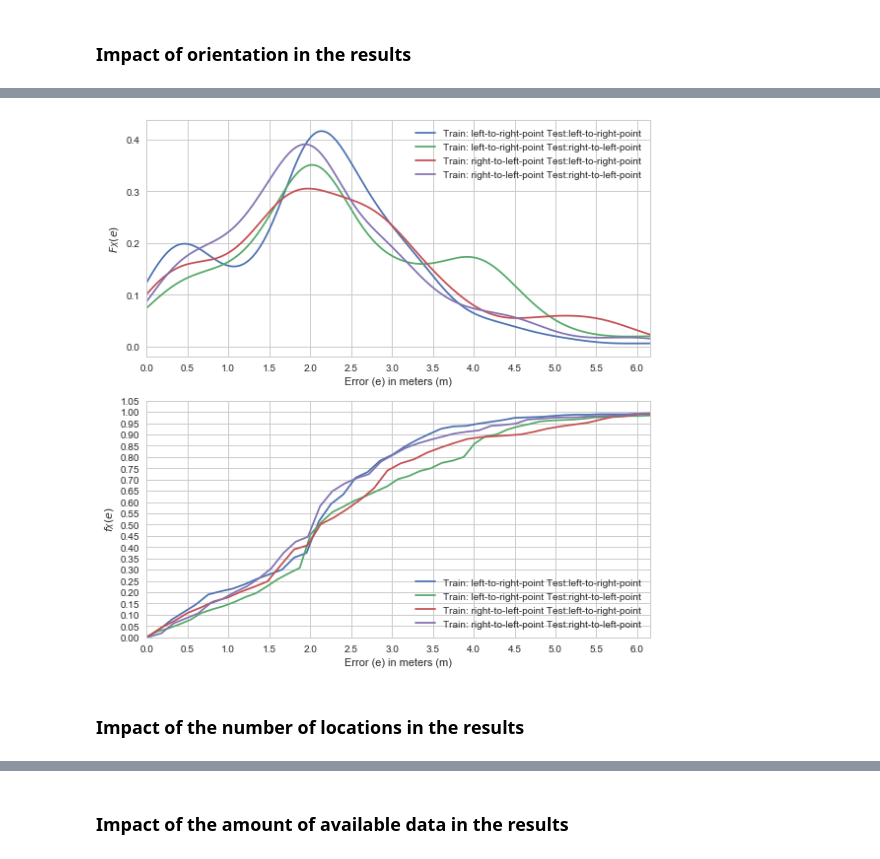
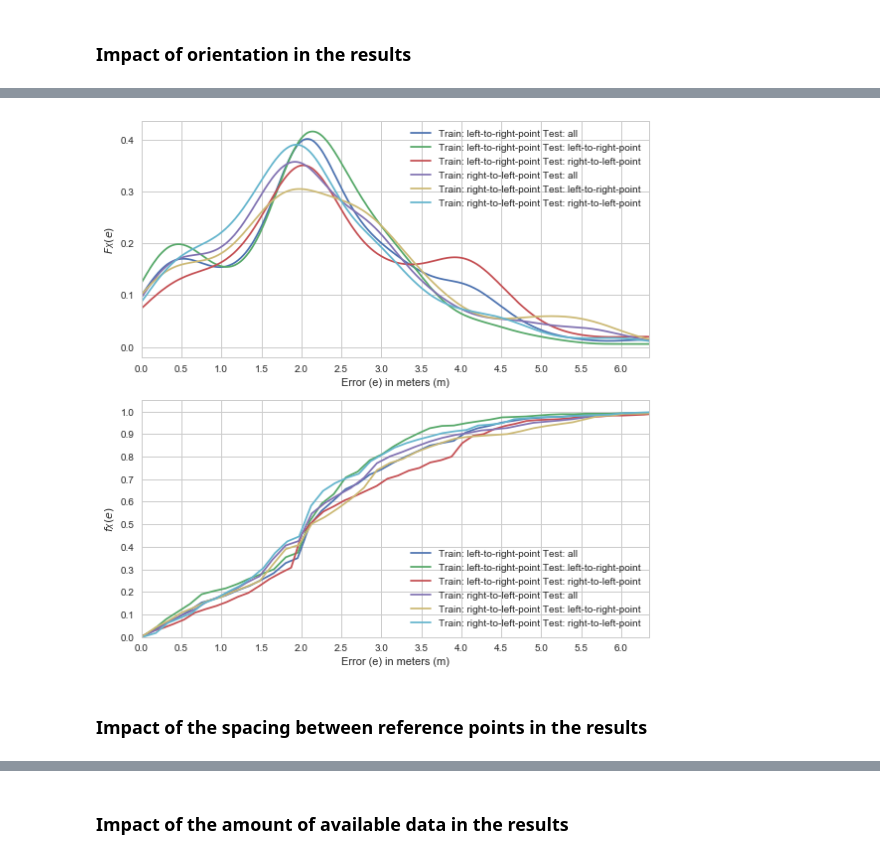
Before and after one commit to YanuX-Framework/YanuX-Cruncher, a Jupyter notebook: WifiFingerprintingExperiments.ipynb, the cells around one changed output, grey strips where cells are left out. Cells and saved outputs as stored; diff of their text form; code cells hidden in the pictures.

```diff
--- a/WifiFingerprintingExperiments.ipynb
+++ b/WifiFingerprintingExperiments.ipynb
@@ -599,9 +597,9 @@ min_rssi_value = default_data_scenario[mac_addresses].min().min()
 nan_fillers = [min_rssi_value,min_rssi_value*1.001,min_rssi_value*1.010,min_rssi_value*1.100,min_rssi_value*1.500]
 scaler = preprocessing.StandardScaler()
 cross_validation = LeaveOneGroupOut()
-# Results and metrics accumulators
+# Results and statistics accumulators
 results = {}
-metrics = []
+statistics = []
 for nf in nan_fillers:
     curr_data = default_data_scenario.fillna(nf)
     curr_result = knn_experiment_cv(curr_data,
@@ -616,16 +614,16 @@ for nf in nan_fillers:
                                     weights=weights,
                                     metric=metric)
     results[nf] = curr_result
-    curr_metrics = experiment_metrics(curr_result)
-    curr_metrics["nan_filler"] = nf
-    metrics.append(curr_metrics)
+    curr_statistics = experiment_statistics(curr_result)
+    curr_statistics["nan_filler"] = nf
+    statistics.append(curr_statistics)
 
-cols = ["nan_filler"] + list(curr_metrics.keys())[:-1]
-metrics_table = pd.DataFrame(metrics, columns=cols)
-metrics_table.to_csv(output_data_directory + "/metrics-nan_filler.csv")
-metrics_table.to_excel(excel_writer, "metrics-nan_filler")
+cols = ["nan_filler"] + list(curr_statistics.keys())[:-1]
+statistics_table = pd.DataFrame(statistics, columns=cols)
+statistics_table.to_csv(output_data_directory + "/statistics-nan_filler.csv")
+statistics_table.to_excel(statistics_excel_writer, "nan_filler")
 #show table
-display(metrics_table.sort_values(cols[2:]))
+display(statistics_table.sort_values(cols[2:]))
 #plots
 experiment_plots(results, "plot-nan_filler.pdf")
 # %% [output]
@@ -641,19 +639,23 @@ experiment_plots(results, "plot-nan_filler.pdf")
 # %%
 filename_prefixes = ["left-to-right-point", "right-to-left-point"]
 filename_prefix_data_scenarios = {}
+#filename_prefix_data_scenarios["all"] = default_data_scenario
 for filename_prefix in filename_prefixes:
     filename_prefix_data_scenarios[filename_prefix] = default_data_scenario[wifi_samples["filename"].str.startswith(filename_prefix)].reset_index(drop=True)
+
 filename_prefix_test_data_scenarios = {}
+filename_prefix_test_data_scenarios["all"] = default_data_scenario
 for filename_prefix in filename_prefixes:
     filename_prefix_test_data_scenarios[filename_prefix] = default_data_scenario[wifi_samples["filename"].str.startswith(filename_prefix)].reset_index(drop=True)
+
 n_neighbors=15
 weights="distance"
 metric="braycurtis"
 nan_filler = default_data_scenario[mac_addresses].min().min()*1.001
 scaler = preprocessing.StandardScaler()
-# Results and metrics accumulators
+# Results and statistics accumulators
 results = {}
-metrics = []
+statistics = []
 for train_data_keys, train_data in filename_prefix_data_scenarios.items():
     for test_data_keys, test_data in filename_prefix_test_data_scenarios.items():
         curr_data = train_data.fillna(nan_filler)
@@ -667,18 +669,18 @@ for train_data_keys, train_data in filename_prefix_data_scenarios.items():
                                      n_neighbors=n_neighbors,
                                      weights=weights,
                                      metric=metric)
-        label = "Train: "+train_data_keys+" Test:"+test_data_keys
+        label = "Train: "+train_data_keys+" Test: "+test_data_keys
         results[label] = curr_result
-        curr_metrics = experiment_metrics(curr_result)
-        curr_metrics["orientation"] = label
-        metrics.append(curr_metrics)
+        curr_statistics = experiment_statistics(curr_result)
+        curr_statistics["orientation"] = label
+        statistics.append(curr_statistics)
 
-cols = ["orientation"] + list(curr_metrics.keys())[:-1]
-metrics_table = pd.DataFrame(metrics, columns=cols)
-metrics_table.to_csv(output_data_directory + "/metrics-orientation.csv")
-metrics_table.to_excel(excel_writer, "metrics-orientation")
+cols = ["orientation"] + list(curr_statistics.keys())[:-1]
+statistics_table = pd.DataFrame(statistics, columns=cols)
+statistics_table.to_csv(output_data_directory + "/statistics-orientation.csv")
+statistics_table.to_excel(statistics_excel_writer, "orientation")
 #show table
-display(metrics_table.sort_values(cols[2:]))
+display(statistics_table.sort_values(cols[2:]))
 #plots
 experiment_plots(results, "plot-orientation.pdf")
 # %% [output]
@@ -690,4 +694,4 @@ experiment_plots(results, "plot-orientation.pdf")
-[figure, old version]
+[figure, new version]
 # %% [markdown]
-### Impact of the number of locations in the results
+### Impact of the spacing between reference points in the results
 # %%
```
Also changed, not shown: parts of 18 cells of this notebook.
